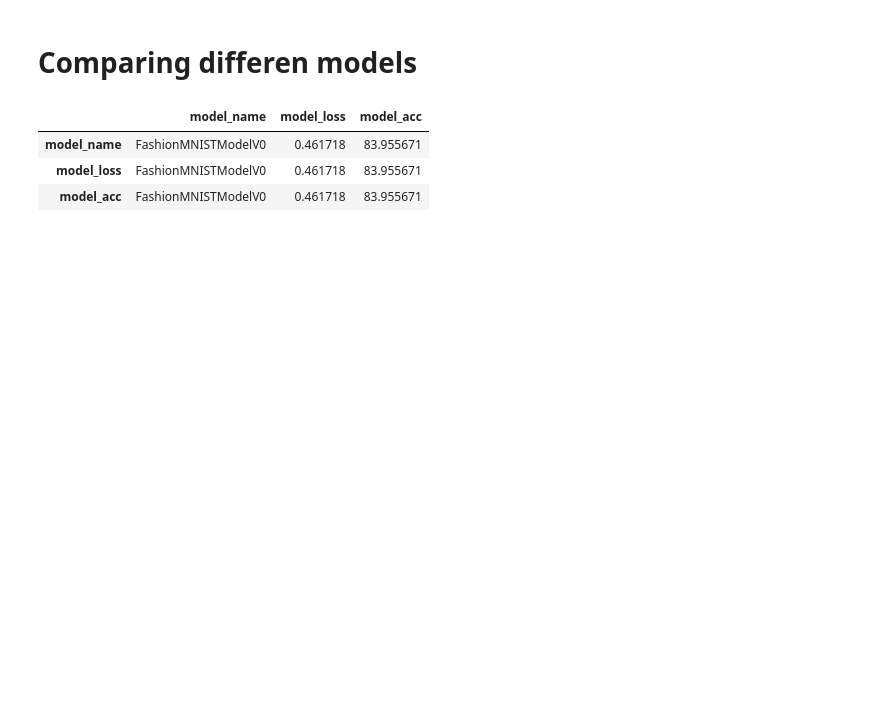
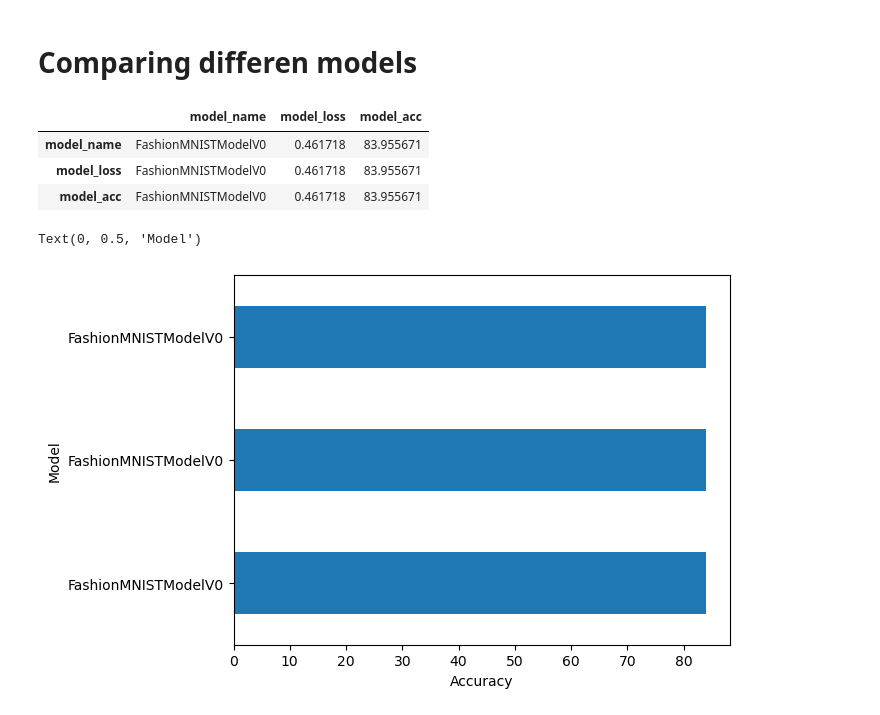
Before and after one commit to KavinKohli/Deep-Learning-PyTorch, a Jupyter notebook: 03_pytorch_computer_vision/03_computer_vision.ipynb, the cells around one changed output. Saved outputs shown, nothing was run; the diff lists cells and outputs as text; code cells hidden in the pictures; blank space fills up the shorter version.

Commit message:
Ploting the model

```diff
--- a/03_pytorch_computer_vision/03_computer_vision.ipynb
+++ b/03_pytorch_computer_vision/03_computer_vision.ipynb
@@ -639,3 +639,10 @@ model_results
 | model_name | FashionMNISTModelV0 | 0.461718 | 83.955671 |
 | model_loss | FashionMNISTModelV0 | 0.461718 | 83.955671 |
 | model_acc | FashionMNISTModelV0 | 0.461718 | 83.955671 |
+# %%
+model_results.set_index("model_name")["model_acc"].plot(kind="barh")
+plt.xlabel("Accuracy")
+plt.ylabel("Model")
+# %% [output]
+Text(0, 0.5, 'Model')
+[figure, added]
```
Also changed, not shown: parts of 5 cells of this notebook.
